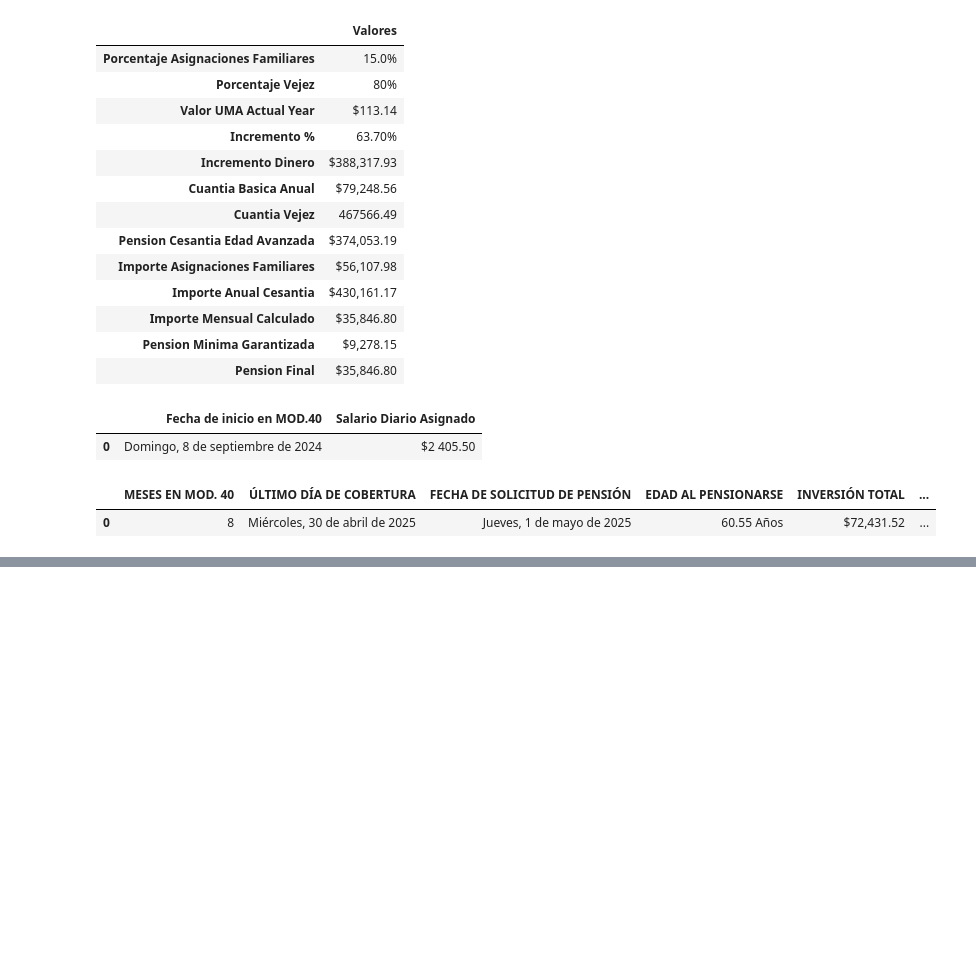
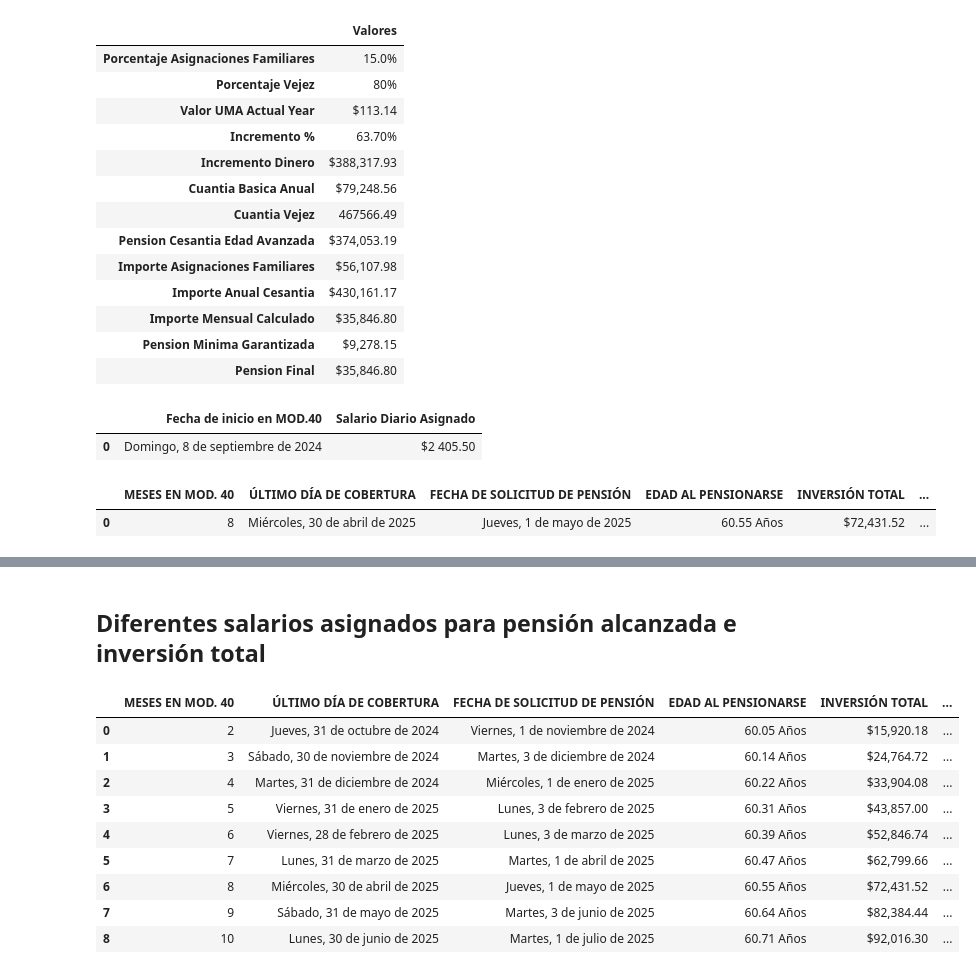
Before and after one commit to Alfonzo1114/streamlit, a Jupyter notebook: Pensiones_V3.ipynb, the cells around one changed output, grey strips where cells are left out. Cells and saved outputs as stored; diff of their text form; code cells hidden in the pictures; blank space fills up the shorter version.

```diff
--- a/Pensiones_V3.ipynb
+++ b/Pensiones_V3.ipynb
@@ -1701,0 +1725,17 @@ display(df2)
+# %% [markdown]
+## Diferentes salarios asignados para pensión alcanzada e inversión total
+# %%
+# We will transpose the array pagos
+tabla_detalles
+#
+# %% [output]
+|  | MESES EN MOD. 40 | ÚLTIMO DÍA DE COBERTURA | FECHA DE SOLICITUD DE PENSIÓN | EDAD AL PENSIONARSE | INVERSIÓN TOTAL | ... |
+| 0 | 2 | Jueves, 31 de octubre de 2024 | Viernes, 1 de noviembre de 2024 | 60.05 Años | $15,920.18 | ... |
+| 1 | 3 | Sábado, 30 de noviembre de 2024 | Martes, 3 de diciembre de 2024 | 60.14 Años | $24,764.72 | ... |
+| 2 | 4 | Martes, 31 de diciembre de 2024 | Miércoles, 1 de enero de 2025 | 60.22 Años | $33,904.08 | ... |
+| 3 | 5 | Viernes, 31 de enero de 2025 | Lunes, 3 de febrero de 2025 | 60.31 Años | $43,857.00 | ... |
+| 4 | 6 | Viernes, 28 de febrero de 2025 | Lunes, 3 de marzo de 2025 | 60.39 Años | $52,846.74 | ... |
+| 5 | 7 | Lunes, 31 de marzo de 2025 | Martes, 1 de abril de 2025 | 60.47 Años | $62,799.66 | ... |
+| 6 | 8 | Miércoles, 30 de abril de 2025 | Jueves, 1 de mayo de 2025 | 60.55 Años | $72,431.52 | ... |
+| 7 | 9 | Sábado, 31 de mayo de 2025 | Martes, 3 de junio de 2025 | 60.64 Años | $82,384.44 | ... |
+| 8 | 10 | Lunes, 30 de junio de 2025 | Martes, 1 de julio de 2025 | 60.71 Años | $92,016.30 | ... |
```
Also changed, not shown: parts of 16 cells of this notebook.
